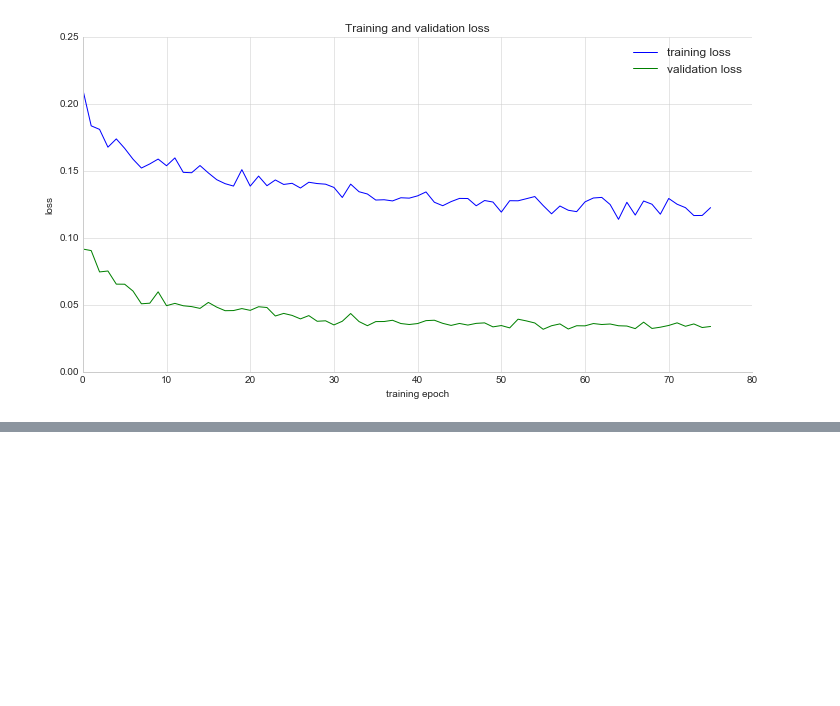
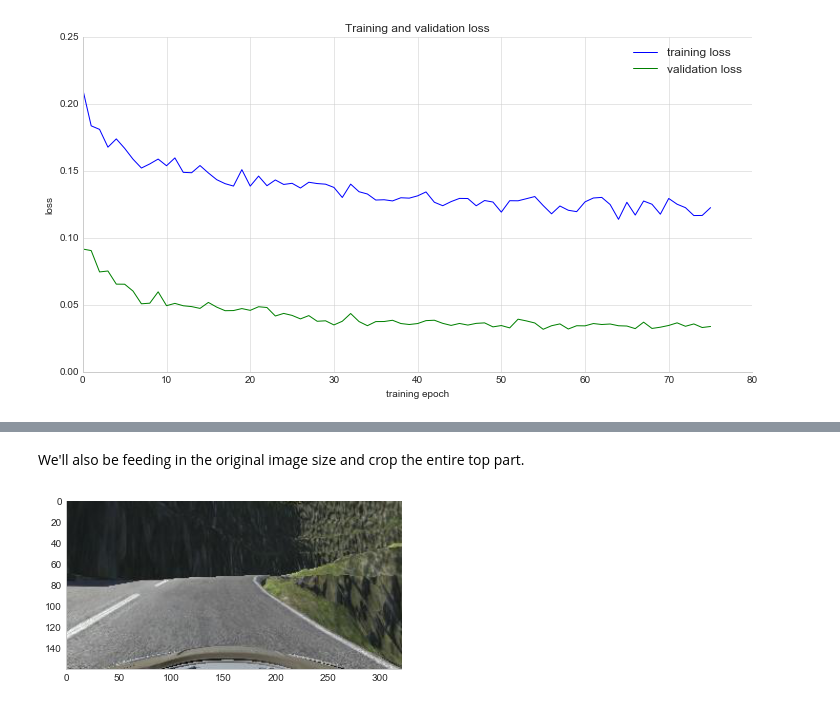
Before and after one commit to sunsided/CarND-Behavioral-Cloning-P3, a Jupyter notebook: training.ipynb, the cells around one changed output, grey strips where cells are left out. Saved outputs shown, nothing was run; the diff lists cells and outputs as text; code cells hidden in the pictures; blank space fills up the shorter version.

```diff
--- a/training.ipynb
+++ b/training.ipynb
@@ -653,0 +658,11 @@ The accuracy on the harder track is suprisingly high, however the network fails
+# %% [markdown]
+We'll also be feeding in the original image size and crop the entire top part.
+# %%
+test_img_path = os.path.join(DATASET_PATH, df_train.iloc[1]['Center Image'])
+test_img = Image.open(test_img_path).convert('RGB')
+test_img = np.array(test_img).astype(np.float32) / 255.
+plt.imshow(test_img)
+plt.grid(None)
+sns.despine()
+# %% [output]
+[figure, added]
```
Also changed, not shown: parts of 15 cells of this notebook, 3 other files.
